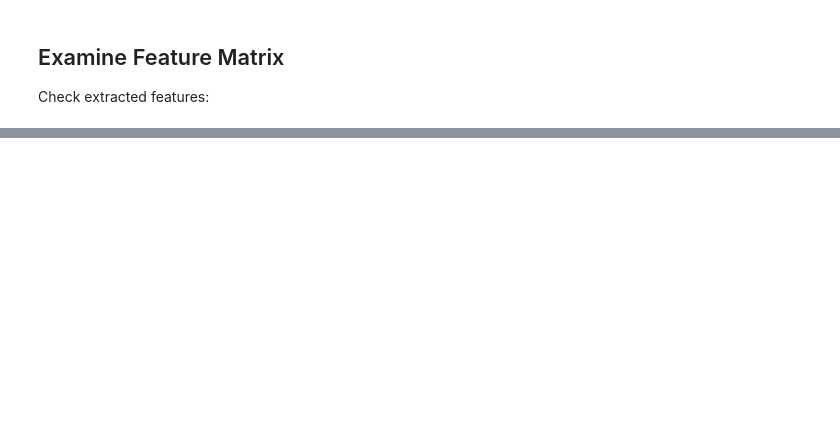
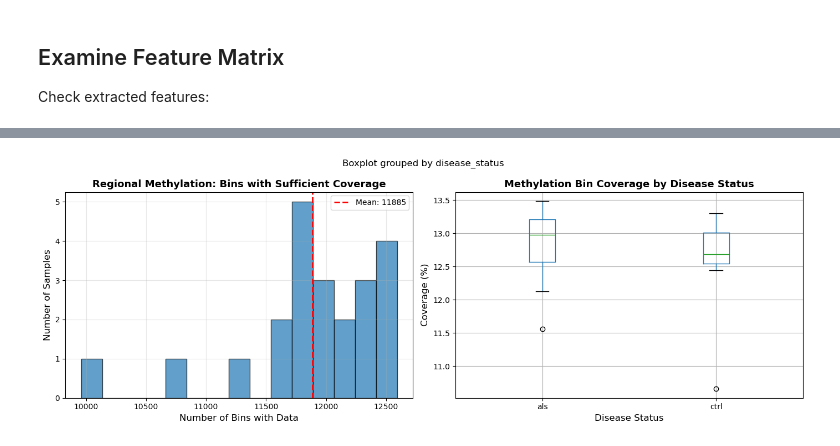
Before and after one commit to maggiebr0wn/wgbs_classifier, a Jupyter notebook: notebooks/03_feature_extraction.ipynb, the cells around one changed output, grey strips where cells are left out. Cells and saved outputs as stored; diff of their text form; code cells hidden in the pictures; blank space fills up the shorter version.

Commit message:
start redoing mod 2 notebook

```diff
--- a/notebooks/03_feature_extraction.ipynb
+++ b/notebooks/03_feature_extraction.ipynb
@@ -230,20 +210,0 @@ meth_median_per_read  1.000000e+00  1.000000e+00  1.000000e+00  1.000000e+00
-# %%
-# Top 10 most common motifs
-motif_freq_cols = [c for c in features_df.columns if c.startswith('motif_') and len(c) == 10]  # motif_XXXX
-
-# Calculate mean frequency across all samples
-motif_means = features_df[motif_freq_cols].mean().sort_values(ascending=False)
-
-print("\nTop 20 Most Common End Motifs (mean frequency %):")
-print("=" * 70)
-print(motif_means.head(20))
-
-# Plot
-fig, ax = plt.subplots(figsize=(6, 4))
-motif_means.head(20).plot(kind='bar', ax=ax, color='steelblue')
-ax.set_title('Top 20 Most Common End Motifs', fontsize=14, fontweight='bold')
-ax.set_xlabel('4-mer Motif', fontsize=12)
-ax.set_ylabel('Mean Frequency (%)', fontsize=12)
-ax.tick_params(axis='x', rotation=90)
-plt.tight_layout()
-plt.show()
@@ -433,0 +217,57 @@ plt.show()
+# %%
+# Check coverage across samples
+if 'n_bins_with_data' in features_df.columns:
+    print("Regional Methylation Coverage:")
+    print("=" * 60)
+    print(f"\nTotal methylation bins: {n_meth_bins:,}")
+    print(f"\nBins with data per sample (≥{MIN_CPG_PER_BIN} CpG sites):")
+    print(features_df['n_bins_with_data'].describe())
+
+    # Calculate coverage percentage
+    features_df['coverage_pct'] = (features_df['n_bins_with_data'] / n_meth_bins) * 100
+
+    print(f"\nCoverage percentage:")
+    print(features_df['coverage_pct'].describe())
+
+    # Visualize coverage
+    fig, axes = plt.subplots(1, 2, figsize=(14, 5))
+
+    # Histogram of bins with data
+    ax = axes[0]
+    features_df['n_bins_with_data'].hist(bins=15, ax=ax, edgecolor='black', alpha=0.7)
+    ax.axvline(features_df['n_bins_with_data'].mean(), color='red', linestyle='--',
+              linewidth=2, label=f'Mean: {features_df["n_bins_with_data"].mean():.0f}')
+    ax.set_xlabel('Number of Bins with Data', fontsize=12)
+    ax.set_ylabel('Number of Samples', fontsize=12)
+    ax.set_title('Regional Methylation: Bins with Sufficient Coverage', fontsize=13, fontweight='bold')
+    ax.legend()
+    ax.grid(True, alpha=0.3)
+
+    # Coverage by disease status
+    ax = axes[1]
+    features_df.boxplot(column='coverage_pct', by='disease_status', ax=ax)
+    ax.set_xlabel('Disease Status', fontsize=12)
+    ax.set_ylabel('Coverage (%)', fontsize=12)
+    ax.set_title('Methylation Bin Coverage by Disease Status', fontsize=13, fontweight='bold')
+    plt.sca(ax)
+    plt.xticks(rotation=0)
+
+    plt.tight_layout()
+    plt.show()
+
+    # Check if coverage differs by disease
+    from scipy.stats import mannwhitneyu
+    als_cov = features_df[features_df['disease_status'] == 'als']['coverage_pct']
+    ctrl_cov = features_df[features_df['disease_status'] == 'ctrl']['coverage_pct']
+    stat, p_val = mannwhitneyu(als_cov, ctrl_cov)
+
+    print(f"\nCoverage by disease status:")
+    print(f"  ALS: {als_cov.mean():.1f}% ± {als_cov.std():.1f}%")
+    print(f"  Control: {ctrl_cov.mean():.1f}% ± {ctrl_cov.std():.1f}%")
+    print(f"  Mann-Whitney p-value: {p_val:.4f}")
+
+    if p_val < 0.05:
+        print("  ⚠️  Coverage differs significantly between groups!")
+    else:
+        print("  ✓ Coverage is similar between groups")
+# %% [output]
@@ -433,0 +291 @@ plt.show()
+[figure, added]
```
Also changed, not shown: parts of 25 cells of this notebook.
